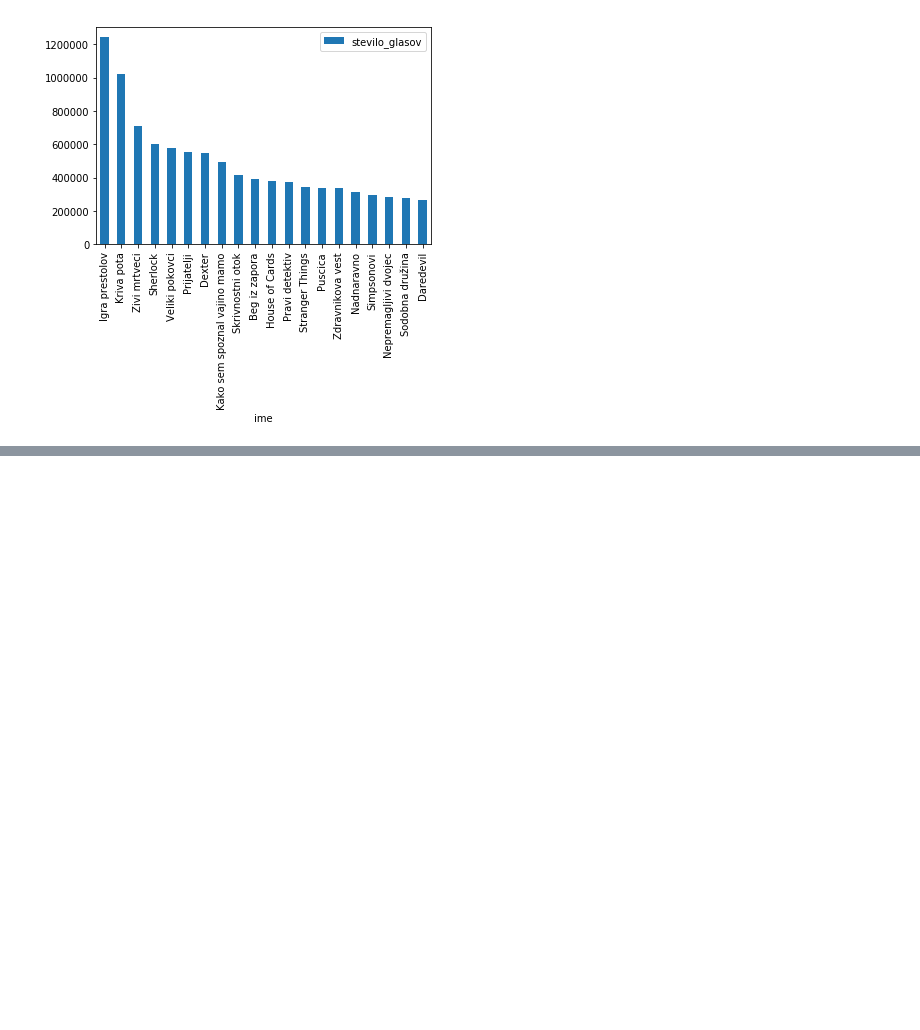
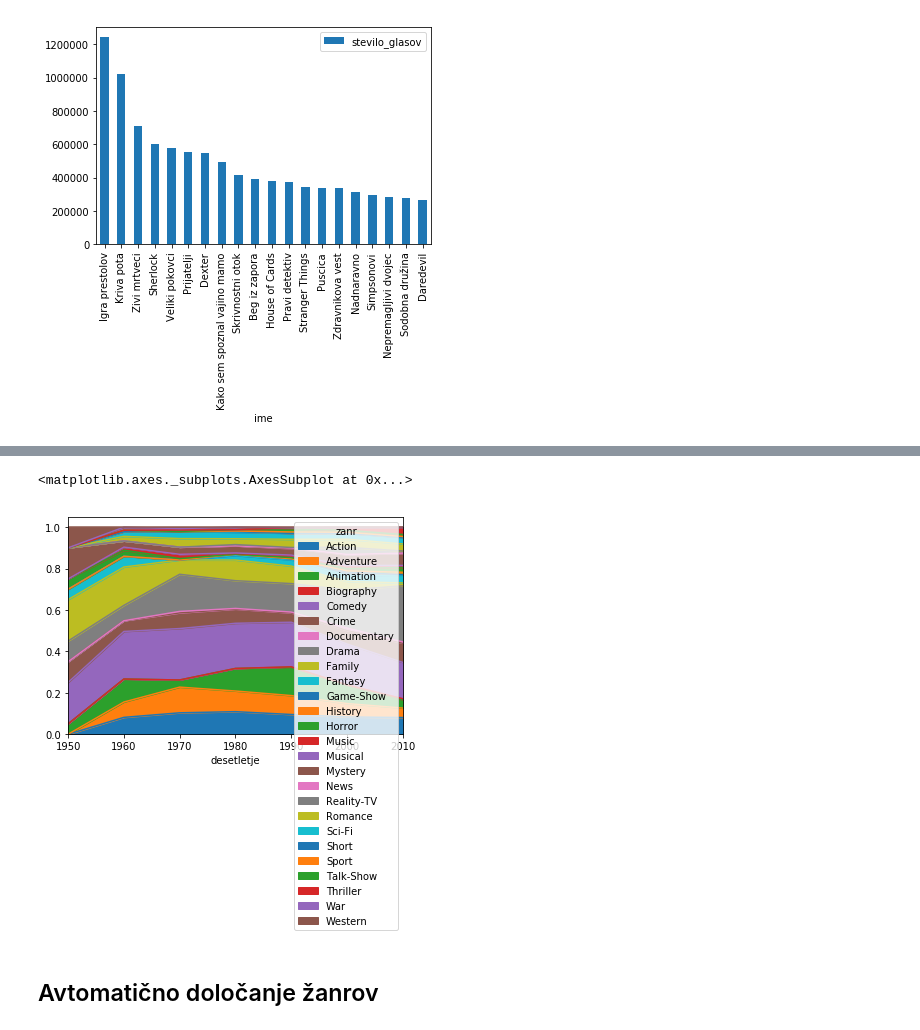
Before and after one commit to matijapretnar/programiranje-1, a Jupyter notebook: analiza-podatkov/predavanja/Analiza podatkov s knjižnico Pandas.ipynb, the cells around one changed output, grey strips where cells are left out. Drawn from its saved outputs; the diff is of its cells as text; code cells hidden in the pictures; blank space fills up the shorter version.

```diff
--- a/analiza-podatkov/predavanja/Analiza podatkov s knjižnico Pandas.ipynb
+++ b/analiza-podatkov/predavanja/Analiza podatkov s knjižnico Pandas.ipynb
@@ -382,0 +586,2 @@ serije.sort_values('stevilo_glasov', ascending=False).head(20).plot.bar(x='ime',
+# %%
+serije['desetletje'] = 10 * (serije['leto_zacetka'] // 10)
@@ -382,0 +590,6 @@ serije.sort_values('stevilo_glasov', ascending=False).head(20).plot.bar(x='ime',
+# %%
+zastopanost_zanrov = zanri\
+    .join(serije, on='serija')\
+    .groupby(['desetletje', 'zanr'])\
+    .size()
+zastopanost_zanrov
@@ -382,0 +616,3 @@ serije.sort_values('stevilo_glasov', ascending=False).head(20).plot.bar(x='ime',
+# %%
+matrika_zastopanosti = zastopanost_zanrov.unstack()
+matrika_zastopanosti
@@ -382,0 +632,3 @@ serije.sort_values('stevilo_glasov', ascending=False).head(20).plot.bar(x='ime',
+# %%
+matrika_popularnosti = matrika_zastopanosti.apply(lambda st: st / st.sum(), axis=1)
+matrika_popularnosti
@@ -382,0 +646,7 @@ serije.sort_values('stevilo_glasov', ascending=False).head(20).plot.bar(x='ime',
+# %%
+matrika_popularnosti.plot(kind='area')
+# %% [output]
+<matplotlib.axes._subplots.AxesSubplot at 0x...>
+[figure, added]
+# %% [markdown]
+## Avtomatično določanje žanrov
```
Also changed, not shown: parts of 35 cells of this notebook.
